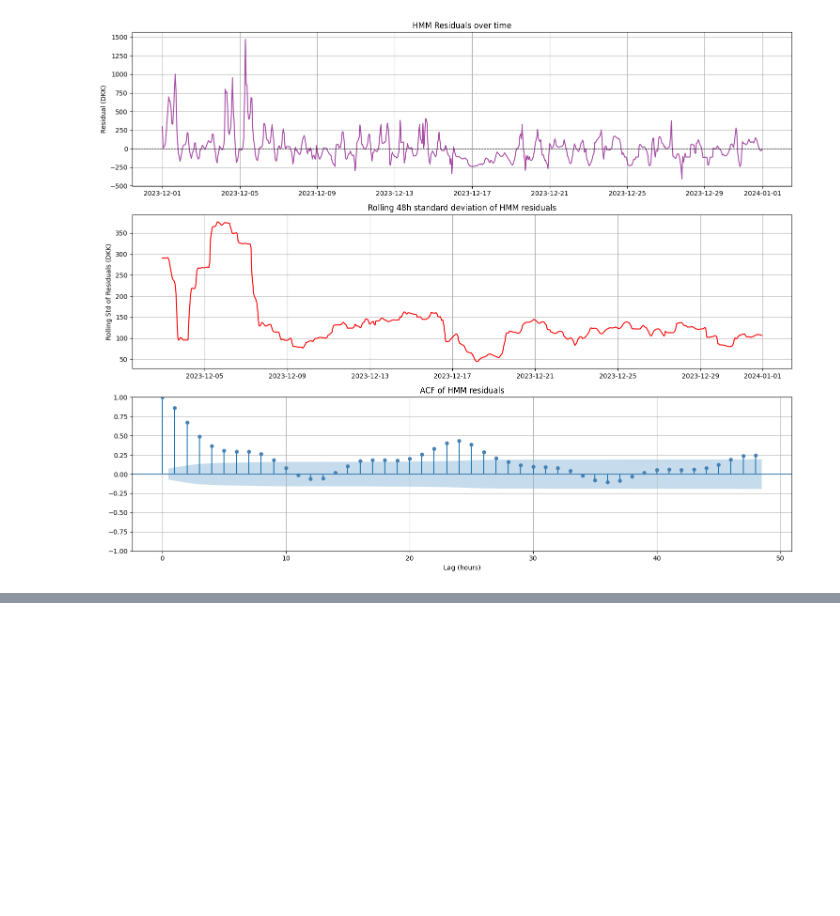
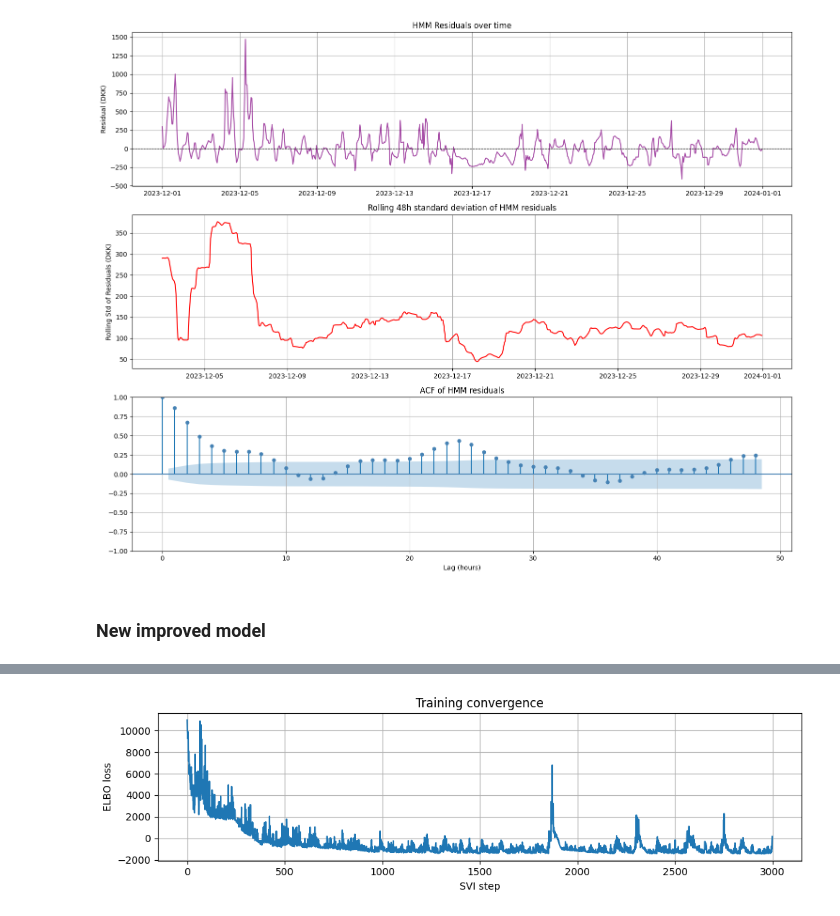
Before and after one commit to LukasMarner/MBML, a Jupyter notebook: August/code.ipynb, the cells around one changed output, grey strips where cells are left out. Cells and saved outputs as stored; diff of their text form; code cells hidden in the pictures; blank space fills up the shorter version.

```diff
--- a/August/code.ipynb
+++ b/August/code.ipynb
@@ -737,4 +737,6 @@ plt.tight_layout()
 plt.show()
 # %% [output]
 [figure]
+# %% [markdown]
+### New improved model
 # %%
@@ -741,0 +853,28 @@ test
+# %%
+# SVI (variational inference) learns the best values for all the unknowns:
+# emission means, emission spreads, transition probabilities, and initial distribution.
+
+pyro.clear_param_store()
+pyro.set_rng_seed(42)
+
+guide_hmm    = AutoDiagonalNormal(ar_hmm_model)
+optimizer_hmm = Adam({"lr": 0.05})
+svi_hmm      = SVI(ar_hmm_model, guide_hmm, optimizer_hmm, loss=Trace_ELBO())
+
+num_steps_hmm = 3000
+losses_hmm = []
+for step in range(num_steps_hmm):
+    loss = svi_hmm.step(y_train_t)
+    losses_hmm.append(loss)
+    if step % 500 == 0:
+        print(f"Step {step:4d}  ELBO loss = {loss:.2f}")
+
+plt.figure(figsize=(10, 3))
+plt.plot(losses_hmm)
+plt.xlabel("SVI step")
+plt.ylabel("ELBO loss")
+plt.title("Training convergence")
+plt.grid(True)
+plt.tight_layout()
+plt.show()
+# %% [output]
@@ -741,0 +887 @@ test
+[figure, added]
```
Also changed, not shown: parts of 8 cells of this notebook, 6 other files.
